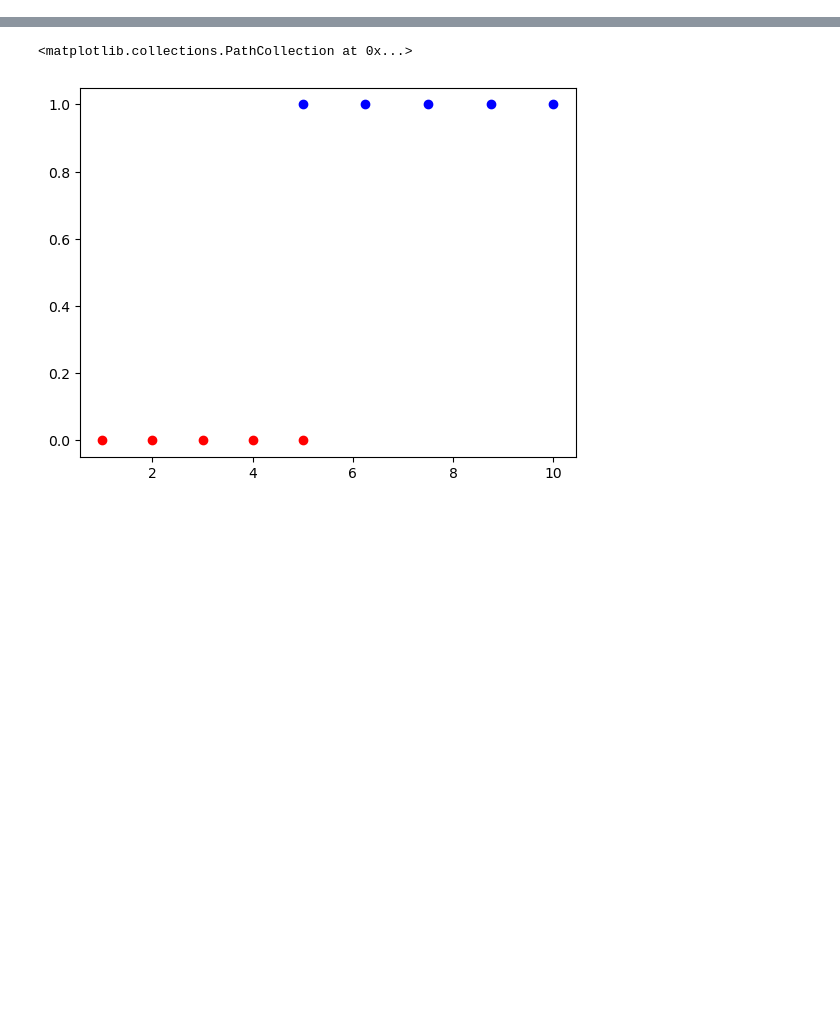
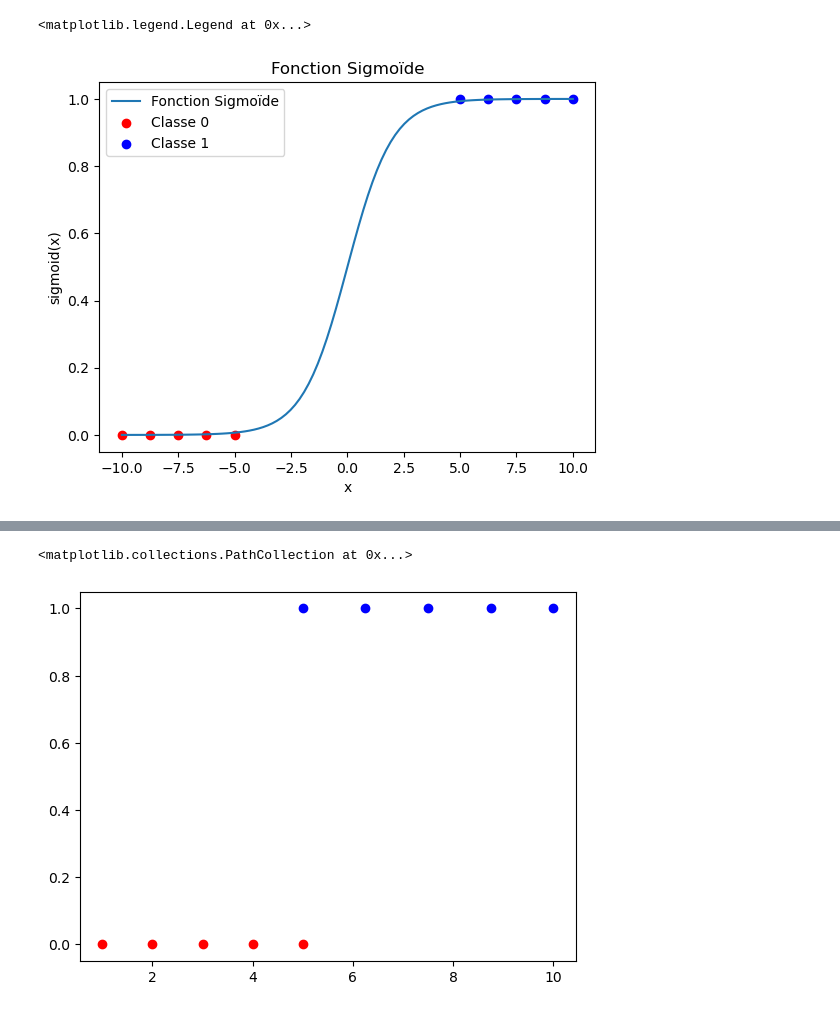
Before and after one commit to bruno-coulet/memo_machine_learning, a Jupyter notebook: logistic_regression.ipynb, the cells around one changed output, grey strips where cells are left out. Cells and saved outputs as stored; diff of their text form; code cells hidden in the pictures; blank space fills up the shorter version.

```diff
--- a/logistic_regression.ipynb
+++ b/logistic_regression.ipynb
@@ -28,3 +14,26 @@ plt.legend()
+# %%
+# fonction sigmoide
+def sigmoid(x):
+    return 1 / (1 + np.exp(-x))
+
+y = sigmoid(x)
+
+plt.plot(x, y, label='Fonction Sigmoïde')
+plt.xlabel('x')
+plt.ylabel('sigmoid(x)')
+plt.title('Fonction Sigmoïde')
+
+x_classe_0 = np.linspace(-10,-5,5)
+y_classe_0 = np.zeros(5)
+plt.scatter(x_classe_0, y_classe_0, color='red', label='Classe 0')
+x_classe_1 = np.linspace(5,10,5)
+y_classe_1 = np.ones(5)
+plt.scatter(x_classe_1, y_classe_1, color='blue', label='Classe 1')
+
+plt.legend()
+# %% [output]
+<matplotlib.legend.Legend at 0x...>
+[figure, added]
 # %%
 # fonction linéaire
 def linear(x):
```
Also changed, not shown: parts of 3 cells of this notebook, 2 other files.
